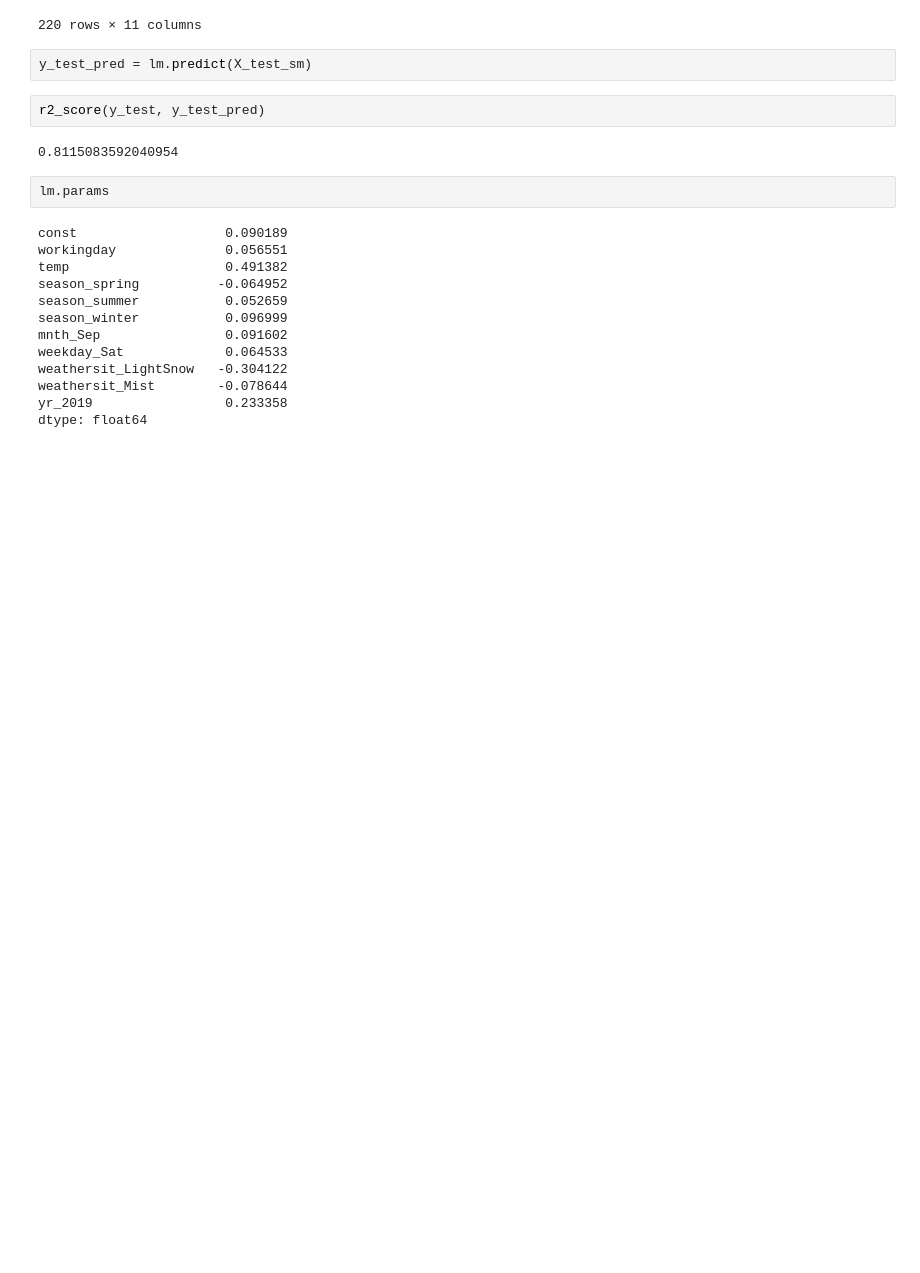
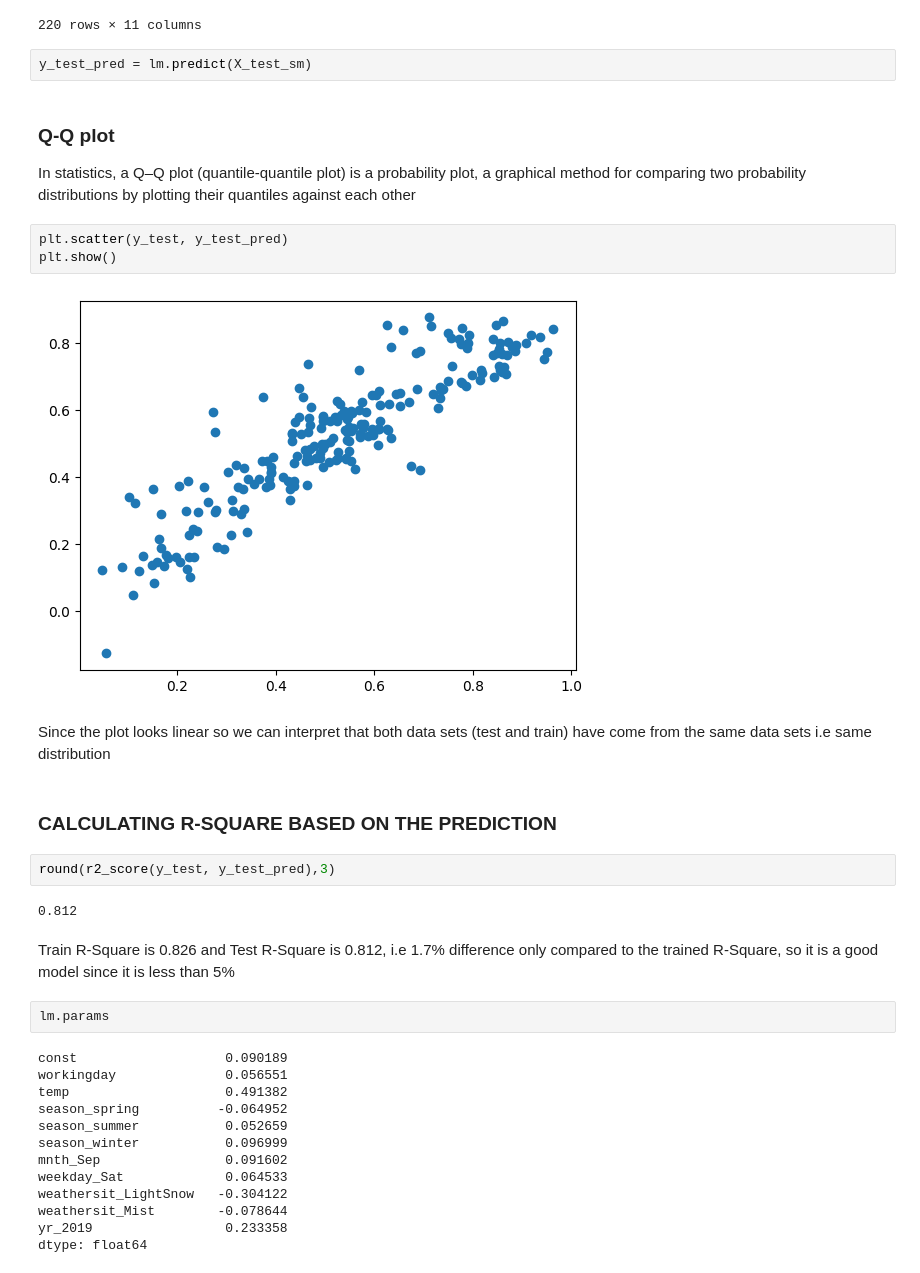
Before and after one commit to Jithendrian/LinearRegressionAssignment, a Jupyter notebook: BikeSharingAssignment_Jithendrian.ipynb, the cells around one changed output. Cells and saved outputs as stored; diff of their text form; blank space fills up the shorter version.

Commit message:
Added Q-Q plot, Results and Conclusion in detail

```diff
--- a/BikeSharingAssignment_Jithendrian.ipynb
+++ b/BikeSharingAssignment_Jithendrian.ipynb
@@ -1094,10 +1112,25 @@ X_test_sm
 220 rows × 11 columns
 # %%
 y_test_pred = lm.predict(X_test_sm)
+# %% [markdown]
+### Q-Q plot
+
+In statistics, a Q–Q plot (quantile-quantile plot) is a probability plot, a graphical method for comparing two probability distributions by plotting their quantiles against each other
+# %%
+plt.scatter(y_test, y_test_pred)
+plt.show()
+# %% [output]
+[figure, added]
+# %% [markdown]
+Since the plot looks linear so we can interpret that both data sets (test and train) have come from the same data sets i.e same distribution
+# %% [markdown]
+### CALCULATING R-SQUARE BASED ON THE PREDICTION
 # %%
-r2_score(y_test, y_test_pred)
+round(r2_score(y_test, y_test_pred),3)
 # %% [output]
-0.8115083592040954
+0.812
+# %% [markdown]
+Train R-Square is 0.826 and Test R-Square is 0.812, i.e 1.7% difference only compared to the trained R-Square, so it is a good model since it is less than 5%
 # %%
 lm.params
 # %% [output]
```
Also changed, not shown: parts of 28 cells of this notebook.
